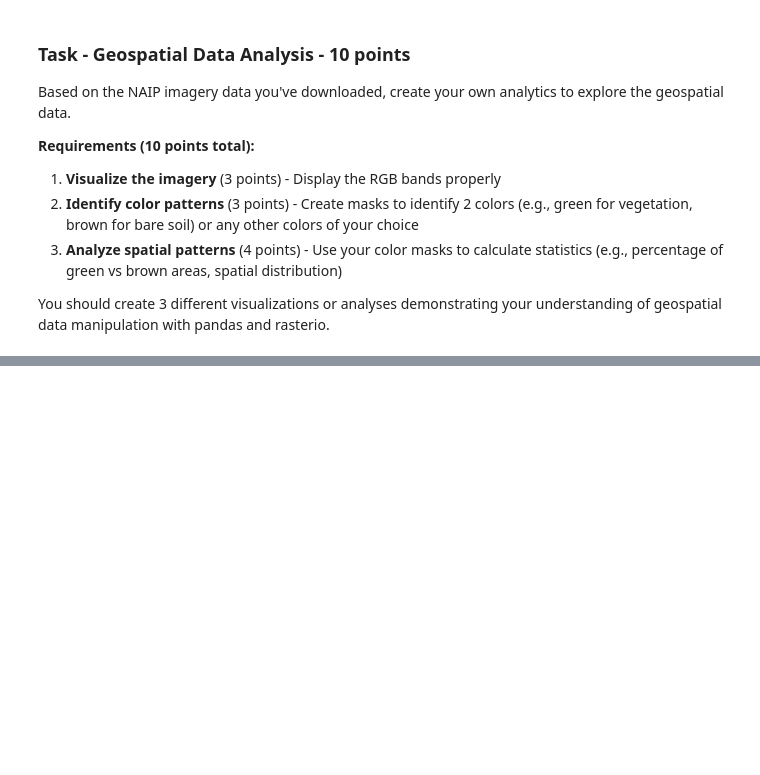
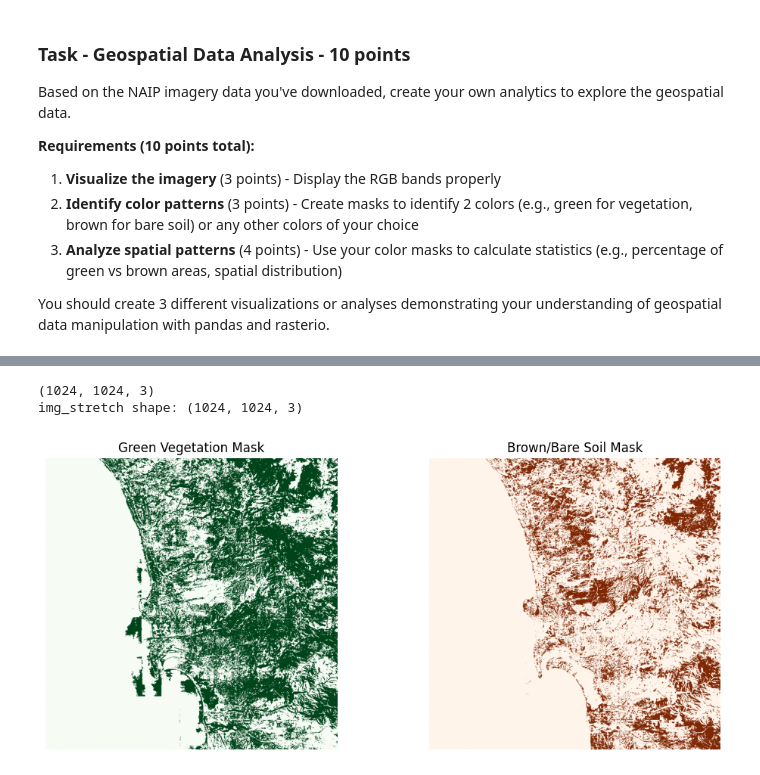
Before and after one commit to kiah-ucsd/DES200, a Jupyter notebook: HW_2.ipynb, the cells around one changed output, grey strips where cells are left out. Cells and saved outputs as stored; diff of their text form; code cells hidden in the pictures; blank space fills up the shorter version.

```diff
--- a/HW_2.ipynb
+++ b/HW_2.ipynb
@@ -498,0 +522,32 @@ You should create 3 different visualizations or analyses demonstrating your unde
+# %%
+# ---- Create color masks ----
+img_stretch = np.moveaxis(img_stretch, 0, -1)
+print(img_stretch.shape)
+
+# Green vegetation = pixels where green channel > red and blue channels
+green_mask = (img_stretch[:, :, 1] > img_stretch[:, :, 0]) & (img_stretch[:, :, 1] > img_stretch[:, :, 2])
+
+# Brownish soil = pixels where red channel > green and blue channels
+brown_mask = (img_stretch[:, :, 0] > img_stretch[:, :, 1]) & (img_stretch[:, :, 0] > img_stretch[:, :, 2])
+
+print("img_stretch shape:", img_stretch.shape)
+
+plt.figure(figsize=(12,5))
+
+plt.subplot(1,2,1)
+plt.imshow(green_mask, cmap='Greens')
+plt.title("Green Vegetation Mask")
+plt.axis('off')
+plt.gca().set_aspect('equal')
+
+plt.subplot(1,2,2)
+plt.imshow(brown_mask, cmap='Oranges')
+plt.title("Brown/Bare Soil Mask")
+plt.axis('off')
+plt.gca().set_aspect('equal')
+
+plt.show()
+# %% [output]
+(1024, 1024, 3)
+img_stretch shape: (1024, 1024, 3)
+[figure, added]
```
Also changed, not shown: parts of 7 cells of this notebook.
